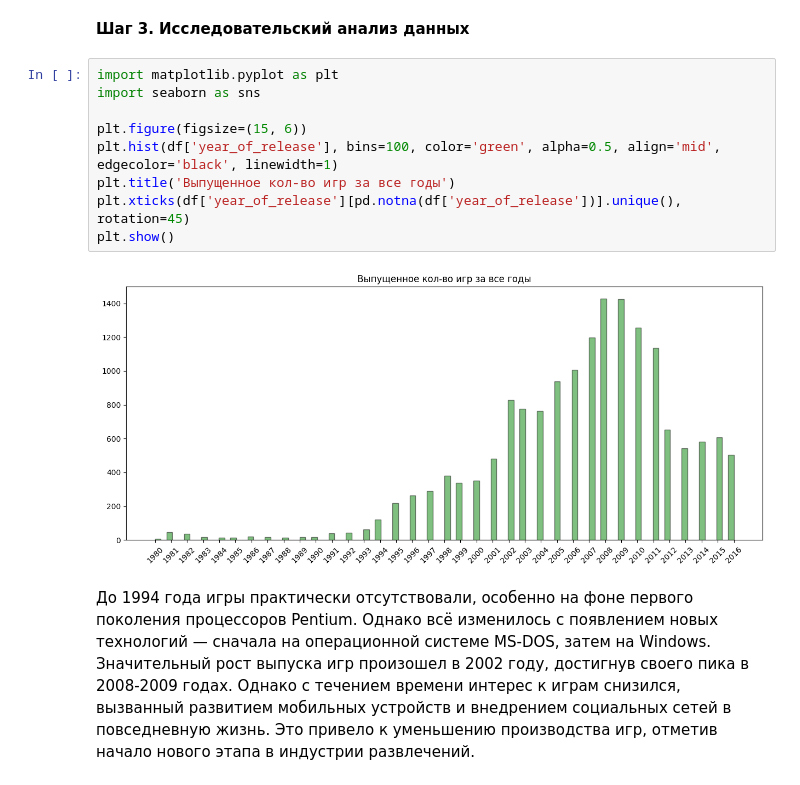
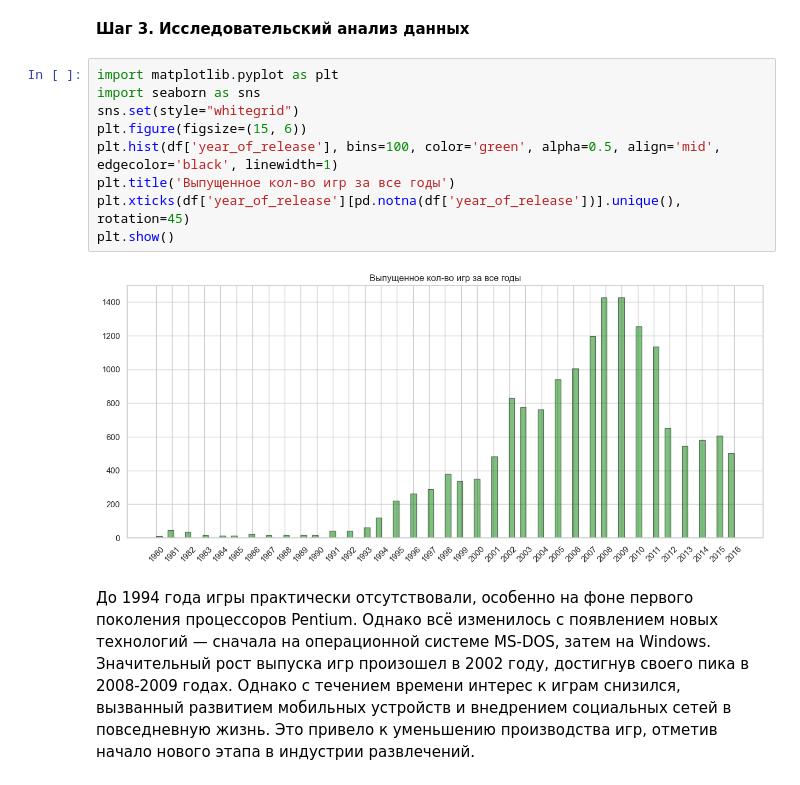
Before and after one commit to tsukerin/labs, a Jupyter notebook: labs_pm/lab7/main.ipynb, the cells around one changed output. Saved outputs shown, nothing was run; the diff lists cells and outputs as text.

```diff
--- a/labs_pm/lab7/main.ipynb
+++ b/labs_pm/lab7/main.ipynb
@@ -92,14 +92,14 @@ df
 # %%
 import matplotlib.pyplot as plt
 import seaborn as sns
-
+sns.set(style="whitegrid")
 plt.figure(figsize=(15, 6))
 plt.hist(df['year_of_release'], bins=100, color='green', alpha=0.5, align='mid', edgecolor='black', linewidth=1)
 plt.title('Выпущенное кол-во игр за все годы')
 plt.xticks(df['year_of_release'][pd.notna(df['year_of_release'])].unique(), rotation=45)
 plt.show()
 # %% [output]
-[figure, old version]
+[figure, new version]
 # %% [markdown]
 До 1994 года игры практически отсутствовали, особенно на фоне первого поколения процессоров Pentium. Однако всё изменилось с появлением новых технологий — сначала на операционной системе MS-DOS, затем на Windows. Значительный рост выпуска игр произошел в 2002 году, достигнув своего пика в 2008-2009 годах. Однако с течением времени интерес к играм снизился, вызванный развитием мобильных устройств и внедрением социальных сетей в повседневную жизнь. Это привело к уменьшению производства игр, отметив начало нового этапа в индустрии развлечений.
 # %%
```
Also changed, not shown: parts of 21 cells of this notebook.
